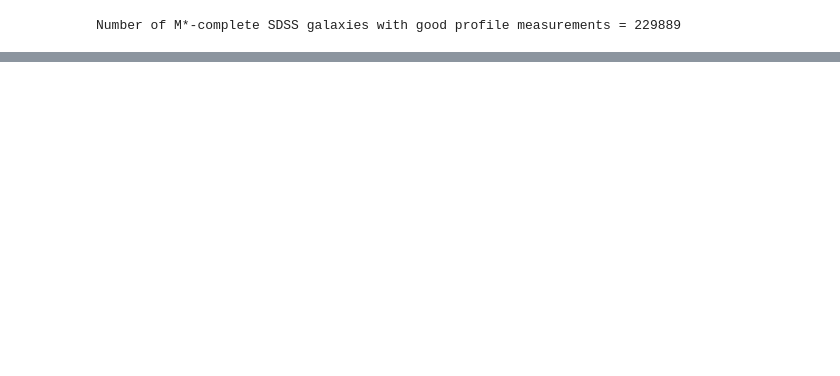
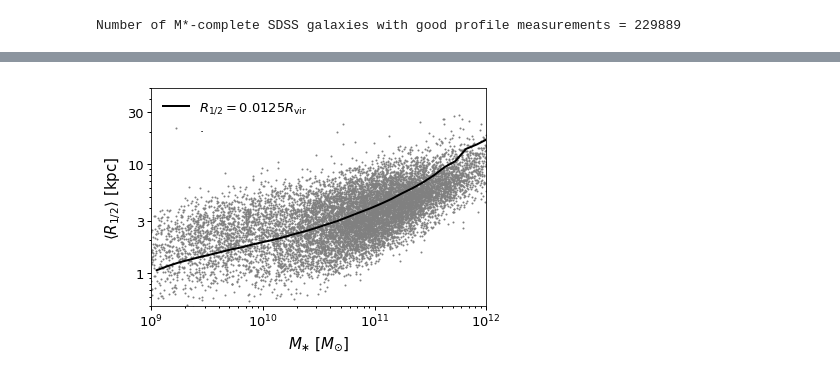
Before and after one commit to aphearin/galsize_models, a Jupyter notebook: notebooks/simple_composite_size_modeling.ipynb, the cells around one changed output, grey strips where cells are left out. Saved outputs shown, nothing was run; the diff lists cells and outputs as text; code cells hidden in the pictures; blank space fills up the shorter version.

```diff
--- a/notebooks/simple_composite_size_modeling.ipynb
+++ b/notebooks/simple_composite_size_modeling.ipynb
@@ -188,3 +74,37 @@ legend = ax.legend()
+# %%
+from matplotlib import ticker
+
+fig, ax = plt.subplots(1, 1)
+
+__=ax.loglog()
+
+__=ax.scatter(10**sdss['logsm_bell03_meert15'][::20],
+              sdss['r50_magr_kpc_meert15'][::20],
+             s=1, color='gray', label='.')
+
+__=ax.plot(10**logsm_mids, median_rhalf_mock, color='k', lw=2,
+          label=r'$R_{1/2} = 0.0125R_{\rm vir}$')
+
+
+xmin, xmax = 10**9, 10**12
+ymin, ymax = 0.5, 50
+_xlabel = r'$M_{\ast}$ $[M_{\odot}]$'
+_ylabel = r'$\langle R_{1/2} \rangle$ $[{\rm kpc}]$'
+xlim = ax.set_xlim(xmin, xmax)
+ylim = ax.set_ylim(ymin, ymax)
+__=ax.get_yaxis().set_major_formatter(ticker.ScalarFormatter())
+__=ax.get_yaxis().set_minor_formatter(ticker.NullFormatter())
+__=ax.set_yticks((1, 3, 10, 30))
+
+ylabel=ax.set_ylabel(_ylabel)
+xlabel=ax.set_xlabel(_xlabel)
+
+leg = ax.legend()
+
+# figname = 'single_component_model_vs_sdss_one_point.pdf'
+# fig.savefig(figname, bbox_extra_artists=[xlabel, ylabel], bbox_inches='tight')
+# %% [output]
+[figure, added]
 # %%
 from halotools.mock_observables import return_xyz_formatted_array, wp
 
```
Also changed, not shown: parts of 22 cells of this notebook, 2 other files.
